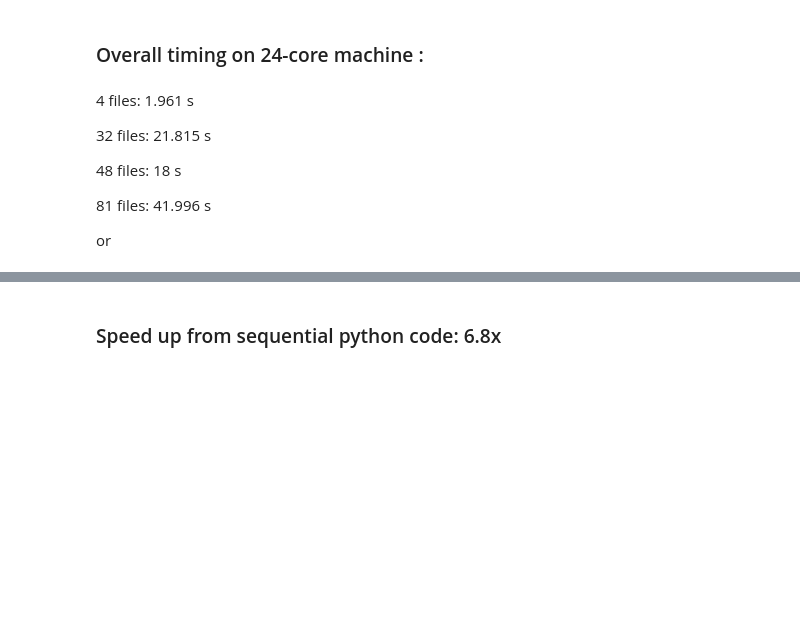
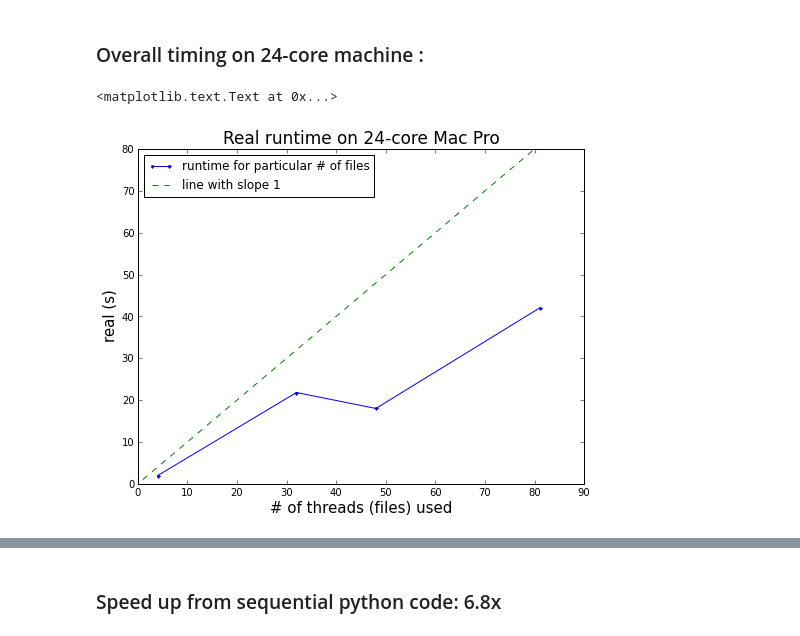
Before and after one commit to karenyng/HW2_Stat250_W14, a Jupyter notebook: writeup/Stat250 W14 HW2.ipynb, the cells around one changed output, grey strips where cells are left out. Saved outputs shown, nothing was run; the diff lists cells and outputs as text; code cells hidden in the pictures; blank space fills up the shorter version.

```diff
--- a/writeup/Stat250 W14 HW2.ipynb
+++ b/writeup/Stat250 W14 HW2.ipynb
@@ -396,13 +394,21 @@ I cannot be more amused when the runtime went from the sequential version of 3 m
 This is not that surprising given the figure of read speed vs # of thread figure that I posted above.
 # %% [markdown]
 ### Overall timing on 24-core machine :
-# %% [markdown]
-4 files: 1.961 s
-
-32 files: 21.815 s
-
-48 files: 18 s
-
-81 files: 41.996 s
-
-or
+# %%
+from __future__ import division
+files = np.array([4, 32, 48, 81] )
+real = np.array([1.961, 21.815, 18, 41.996]) # in seconds
+compare = np.arange(1,81)
+time_per_file = real / files
+
+fig = plt.figure(figsize = (8,6))
+ax = fig.add_subplot(111)
+ax.plot(files, real, '.-', label = 'runtime for particular # of files')
+ax.plot(compare, compare, '--', label = 'line with slope 1')
+ax.legend(loc = 'best')
+ax.set_xlabel("# of threads (files) used", size = 15)
+ax.set_ylabel("real (s)", size = 15)
+ax.set_title("Real runtime on 24-core Mac Pro", size = 17)
+# %% [output]
+<matplotlib.text.Text at 0x...>
+[figure, added]
```
Also changed, not shown: parts of 10 cells of this notebook.
